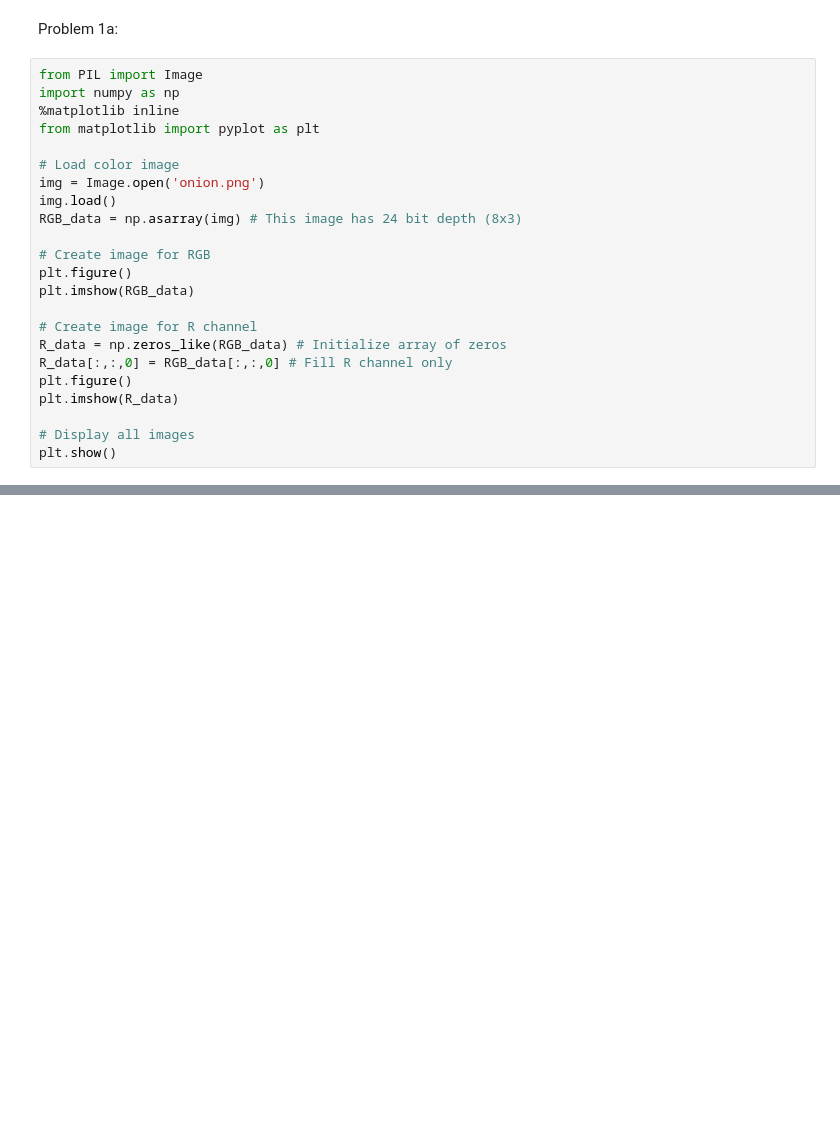
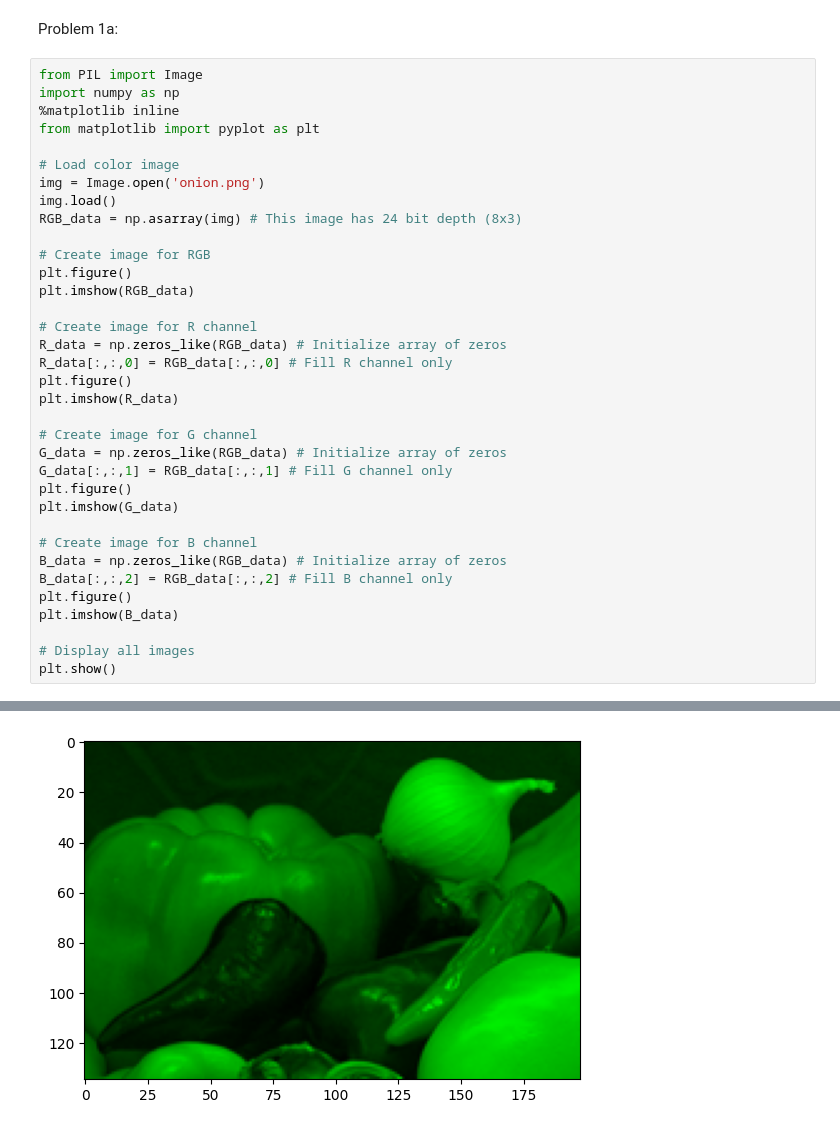
Before and after one commit to NMakarov97/ECE-GY-6123, a Jupyter notebook: HW1/ECE-6123 HW1.ipynb, the cells around one changed output, grey strips where cells are left out. Drawn from its saved outputs; the diff is of its cells as text; blank space fills up the shorter version.

Commit message:
Add sections to display G and B channels only

```diff
--- a/HW1/ECE-6123 HW1.ipynb
+++ b/HW1/ECE-6123 HW1.ipynb
@@ -8,26 +8,39 @@ Problem 1a:
 # %%
 from PIL import Image
 import numpy as np
 %matplotlib inline
 from matplotlib import pyplot as plt
 
 # Load color image
 img = Image.open('onion.png')
 img.load()
 RGB_data = np.asarray(img) # This image has 24 bit depth (8x3)
 
 # Create image for RGB
 plt.figure()
 plt.imshow(RGB_data)
 
 # Create image for R channel
 R_data = np.zeros_like(RGB_data) # Initialize array of zeros
 R_data[:,:,0] = RGB_data[:,:,0] # Fill R channel only
 plt.figure()
 plt.imshow(R_data)
 
+# Create image for G channel
+G_data = np.zeros_like(RGB_data) # Initialize array of zeros
+G_data[:,:,1] = RGB_data[:,:,1] # Fill G channel only
+plt.figure()
+plt.imshow(G_data)
+
+# Create image for B channel
+B_data = np.zeros_like(RGB_data) # Initialize array of zeros
+B_data[:,:,2] = RGB_data[:,:,2] # Fill B channel only
+plt.figure()
+plt.imshow(B_data)
+
 # Display all images
 plt.show()
 # %% [output]
 [figure]
 [figure]
+[figure, added]
```
Also changed, not shown: parts of 1 cell of this notebook.
